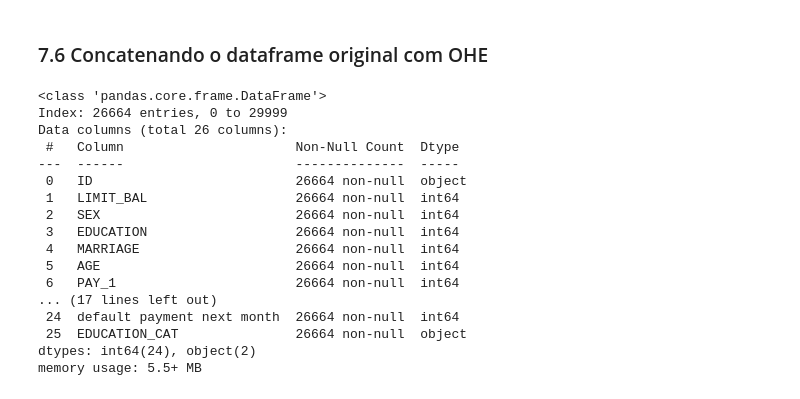
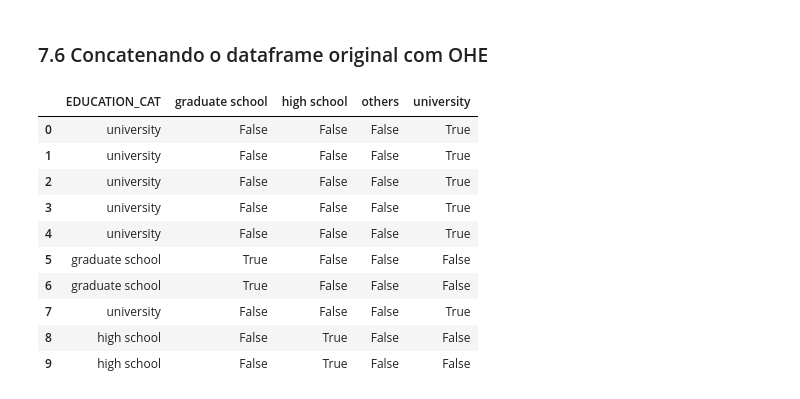
Before and after one commit to italo-mgl/Ciencias_de_Dados_Projetos, a Jupyter notebook: inadimplência de clientes de cartão de crédito/Exercicios/Predicaoo-bons-pagadores-de-credito.ipynb, the cells around one changed output. Drawn from its saved outputs; the diff is of its cells as text; code cells hidden in the pictures.

```diff
--- a/inadimplência de clientes de cartão de crédito/Exercicios/Predicaoo-bons-pagadores-de-credito.ipynb
+++ b/inadimplência de clientes de cartão de crédito/Exercicios/Predicaoo-bons-pagadores-de-credito.ipynb
@@ -406,22 +405,17 @@ pd.get_dummies(df_clean_2['EDUCATION_CAT'])
 # %% [markdown]
 ### 7.6 Concatenando o dataframe original com OHE
-# %%
-df_clean_2.info()
-# %% [output]
-<class 'pandas.core.frame.DataFrame'>
-Index: 26664 entries, 0 to 29999
-Data columns (total 26 columns):
- #   Column                      Non-Null Count  Dtype
----  ------                      --------------  -----
- 0   ID                          26664 non-null  object
- 1   LIMIT_BAL                   26664 non-null  int64
- 2   SEX                         26664 non-null  int64
- 3   EDUCATION                   26664 non-null  int64
- 4   MARRIAGE                    26664 non-null  int64
- 5   AGE                         26664 non-null  int64
- 6   PAY_1                       26664 non-null  int64
-... (17 lines left out)
- 24  default payment next month  26664 non-null  int64
- 25  EDUCATION_CAT               26664 non-null  object
-dtypes: int64(24), object(2)
-memory usage: 5.5+ MB
+# %%
+df_with_ohe = pd.concat([df_clean_2, edu_ohe], axis=1)
+df_with_ohe[['EDUCATION_CAT', 'graduate school', 'high school', 'others', 'university']].head(10)
+# %% [output]
+|  | EDUCATION_CAT | graduate school | high school | others | university |
+| 0 | university | False | False | False | True |
+| 1 | university | False | False | False | True |
+| 2 | university | False | False | False | True |
+| 3 | university | False | False | False | True |
+| 4 | university | False | False | False | True |
+| 5 | graduate school | True | False | False | False |
+| 6 | graduate school | True | False | False | False |
+| 7 | university | False | False | False | True |
+| 8 | high school | False | True | False | False |
+| 9 | high school | False | True | False | False |
```
Also changed, not shown: parts of 2 cells of this notebook.
